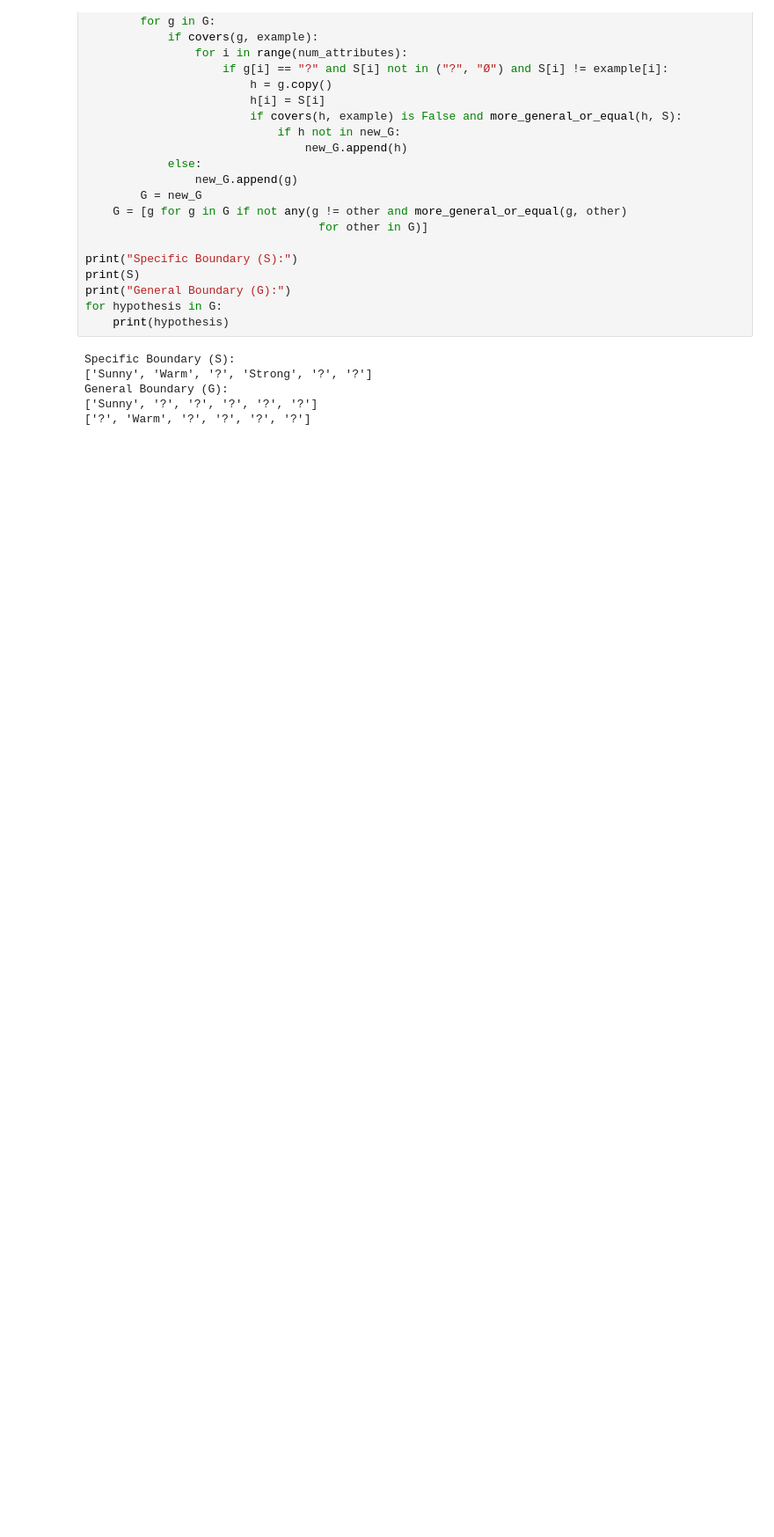
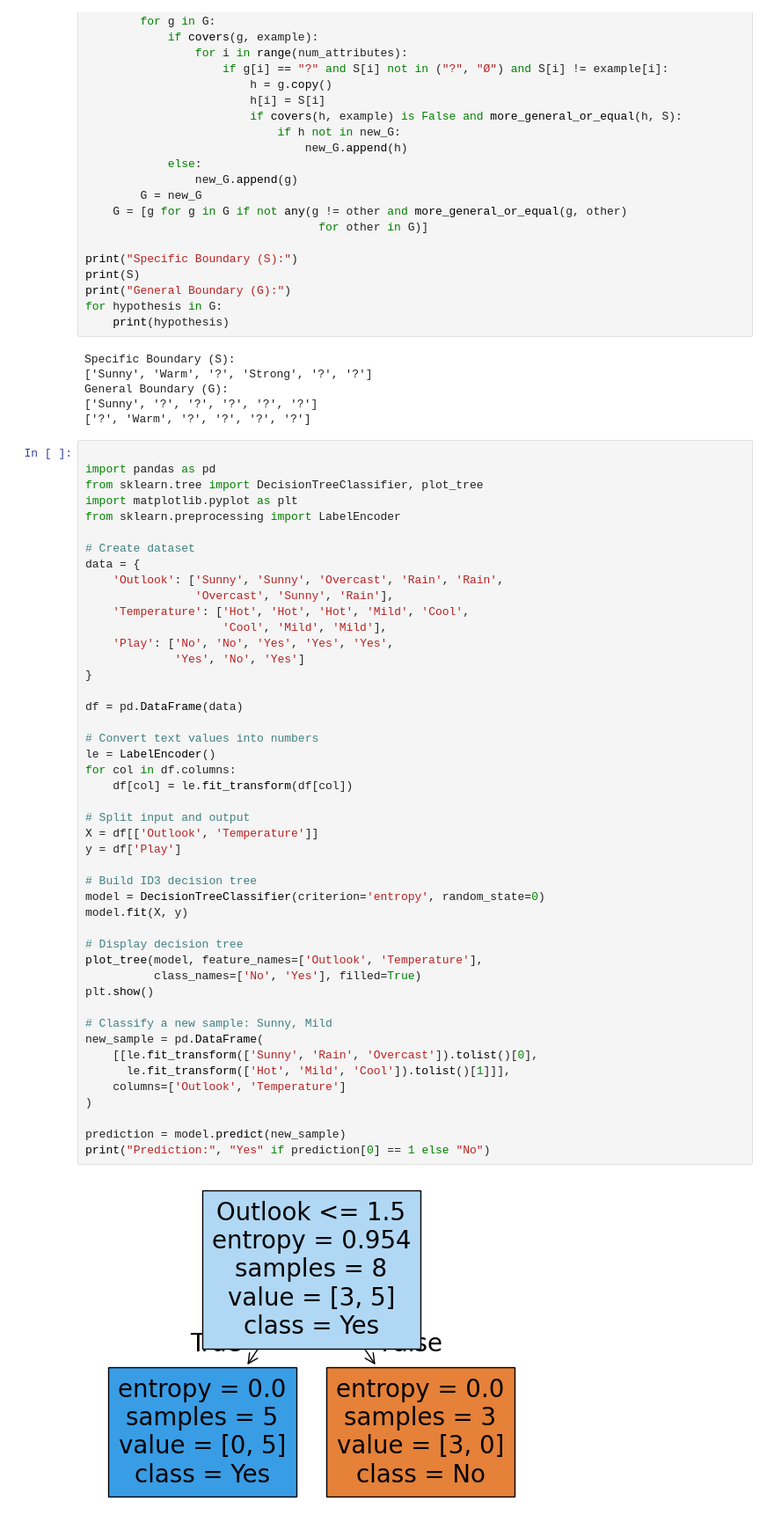
Before and after one commit to GowriAtla/ML, a Jupyter notebook: Untitled1.ipynb, the cells around one changed output. Shown at 88% size. Cells and saved outputs as stored; diff of their text form; blank space fills up the shorter version.

```diff
--- a/Untitled1.ipynb
+++ b/Untitled1.ipynb
@@ -84,3 +84,51 @@ Specific Boundary (S):
 General Boundary (G):
 ['Sunny', '?', '?', '?', '?', '?']
 ['?', 'Warm', '?', '?', '?', '?']
+# %%
+
+import pandas as pd
+from sklearn.tree import DecisionTreeClassifier, plot_tree
+import matplotlib.pyplot as plt
+from sklearn.preprocessing import LabelEncoder
+
+# Create dataset
+data = {
+    'Outlook': ['Sunny', 'Sunny', 'Overcast', 'Rain', 'Rain',
+                'Overcast', 'Sunny', 'Rain'],
+    'Temperature': ['Hot', 'Hot', 'Hot', 'Mild', 'Cool',
+                    'Cool', 'Mild', 'Mild'],
+    'Play': ['No', 'No', 'Yes', 'Yes', 'Yes',
+             'Yes', 'No', 'Yes']
+}
+
+df = pd.DataFrame(data)
+
+# Convert text values into numbers
+le = LabelEncoder()
+for col in df.columns:
+    df[col] = le.fit_transform(df[col])
+
+# Split input and output
+X = df[['Outlook', 'Temperature']]
+y = df['Play']
+
+# Build ID3 decision tree
+model = DecisionTreeClassifier(criterion='entropy', random_state=0)
+model.fit(X, y)
+
+# Display decision tree
+plot_tree(model, feature_names=['Outlook', 'Temperature'],
+          class_names=['No', 'Yes'], filled=True)
+plt.show()
+
+# Classify a new sample: Sunny, Mild
+new_sample = pd.DataFrame(
+    [[le.fit_transform(['Sunny', 'Rain', 'Overcast']).tolist()[0],
+      le.fit_transform(['Hot', 'Mild', 'Cool']).tolist()[1]]],
+    columns=['Outlook', 'Temperature']
+)
+
+prediction = model.predict(new_sample)
+print("Prediction:", "Yes" if prediction[0] == 1 else "No")
+# %% [output]
+[figure, added]
```
Also changed, not shown: parts of 1 cell of this notebook.
